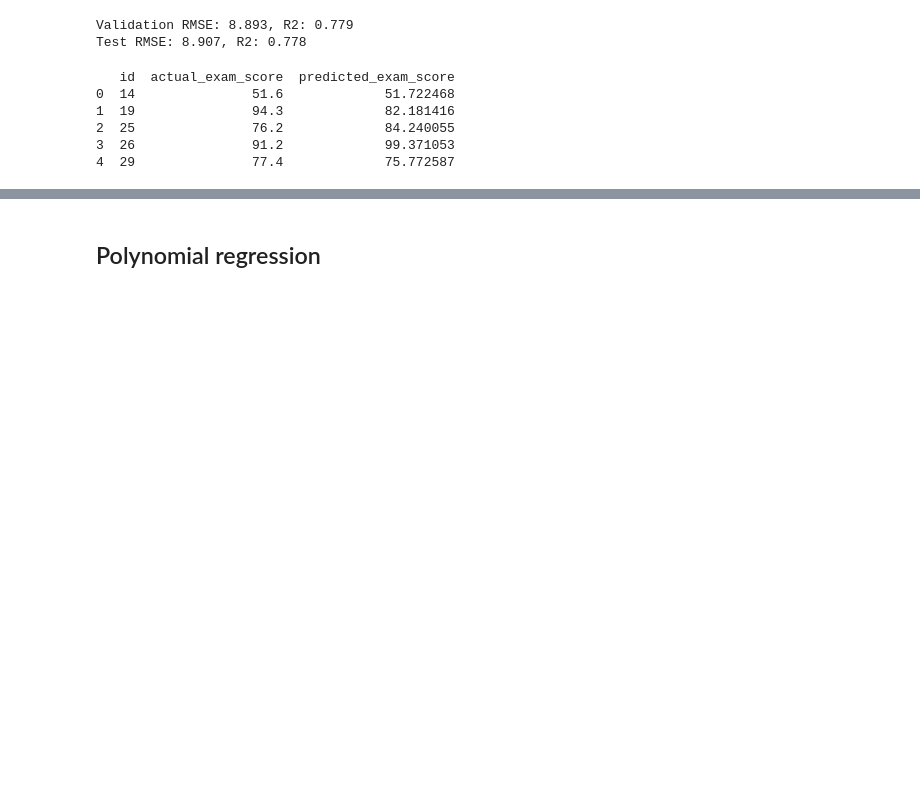
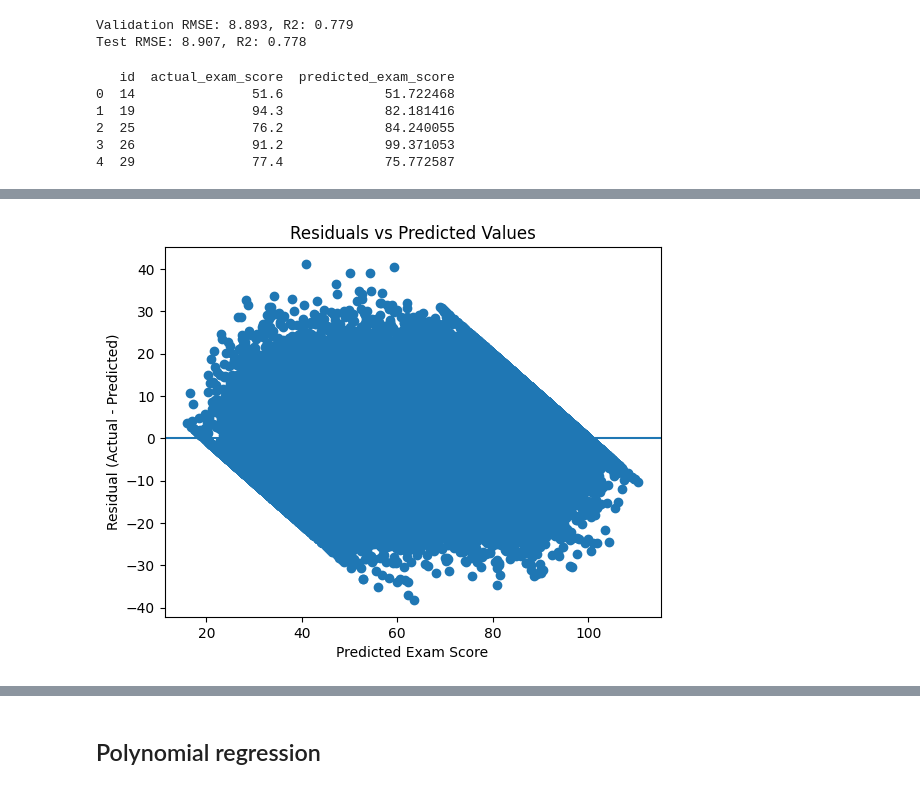
Before and after one commit to Aashiee3/Student-Exam-Score-Kagge-Competition, a Jupyter notebook: Student exam score/aashi_model.ipynb, the cells around one changed output, grey strips where cells are left out. Cells and saved outputs as stored; diff of their text form; code cells hidden in the pictures; blank space fills up the shorter version.

```diff
--- a/Student exam score/aashi_model.ipynb
+++ b/Student exam score/aashi_model.ipynb
@@ -145,0 +172,12 @@ print(test_results.head())
+# %%
+residuals = y_test - test_preds
+
+plt.figure()
+plt.scatter(test_preds, residuals)
+plt.axhline(0)
+plt.xlabel("Predicted Exam Score")
+plt.ylabel("Residual (Actual - Predicted)")
+plt.title("Residuals vs Predicted Values")
+plt.show()
+# %% [output]
+[figure, added]
```
Also changed, not shown: parts of 8 cells of this notebook.
